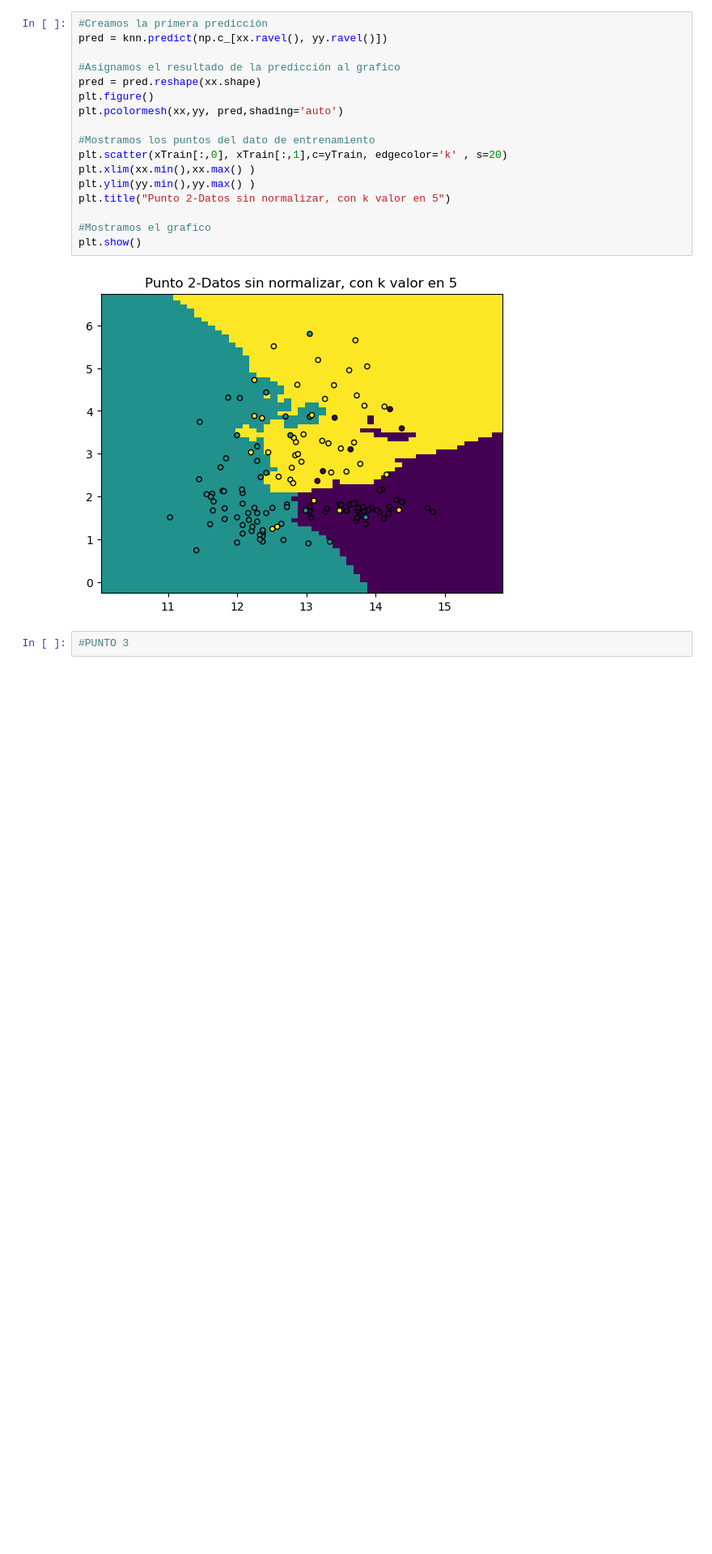
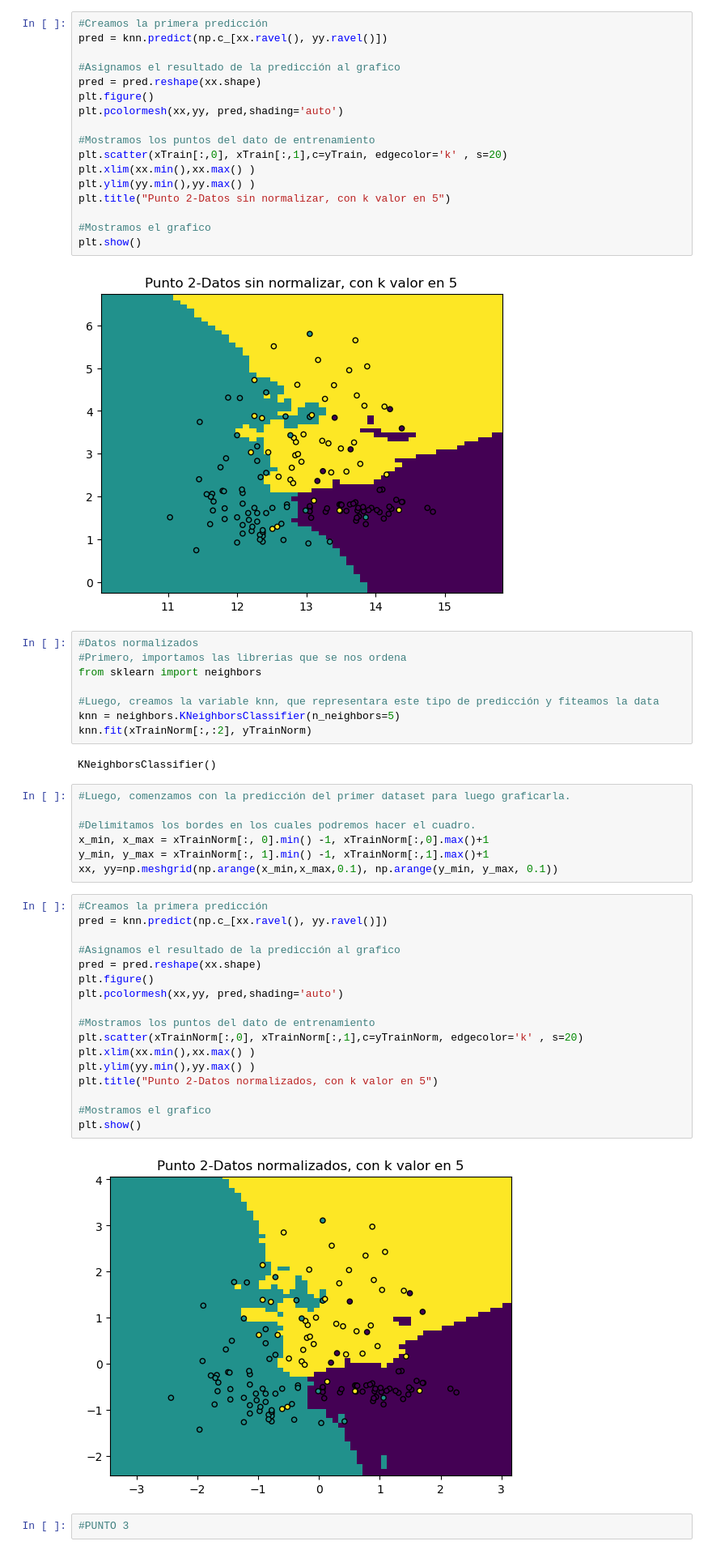
Before and after one commit to DanteBelNan/TP_Final-Machine-Learning, a Jupyter notebook: Tp_final.ipynb, the cells around one changed output. Shown at 81% size. Saved outputs shown, nothing was run; the diff lists cells and outputs as text; blank space fills up the shorter version.

Commit message:
Punto 2 finalizado
Punto 2 finalizado, falta arreglar punto 3, y comenzar a ver la ultima unidad para poder hacer los puntos 4 y 5

```diff
--- a/Tp_final.ipynb
+++ b/Tp_final.ipynb
@@ -59,6 +59,42 @@ plt.title("Punto 2-Datos sin normalizar, con k valor en 5")
 plt.show()
 # %% [output]
 [figure]
+# %%
+#Datos normalizados
+#Primero, importamos las librerias que se nos ordena
+from sklearn import neighbors
+
+#Luego, creamos la variable knn, que representara este tipo de predicción y fiteamos la data
+knn = neighbors.KNeighborsClassifier(n_neighbors=5)
+knn.fit(xTrainNorm[:,:2], yTrainNorm)
+# %% [output]
+KNeighborsClassifier()
+# %%
+#Luego, comenzamos con la predicción del primer dataset para luego graficarla.
+
+#Delimitamos los bordes en los cuales podremos hacer el cuadro.
+x_min, x_max = xTrainNorm[:, 0].min() -1, xTrainNorm[:,0].max()+1
+y_min, y_max = xTrainNorm[:, 1].min() -1, xTrainNorm[:,1].max()+1
+xx, yy=np.meshgrid(np.arange(x_min,x_max,0.1), np.arange(y_min, y_max, 0.1))
+# %%
+#Creamos la primera predicción
+pred = knn.predict(np.c_[xx.ravel(), yy.ravel()])
+
+#Asignamos el resultado de la predicción al grafico
+pred = pred.reshape(xx.shape)
+plt.figure()
+plt.pcolormesh(xx,yy, pred,shading='auto')
+
+#Mostramos los puntos del dato de entrenamiento
+plt.scatter(xTrainNorm[:,0], xTrainNorm[:,1],c=yTrainNorm, edgecolor='k' , s=20)
+plt.xlim(xx.min(),xx.max() )
+plt.ylim(yy.min(),yy.max() )
+plt.title("Punto 2-Datos normalizados, con k valor en 5")
+
+#Mostramos el grafico
+plt.show()
+# %% [output]
+[figure, added]
 # %%
 #PUNTO 3
 # %%
```
Also changed, not shown: parts of 1 cell of this notebook.
